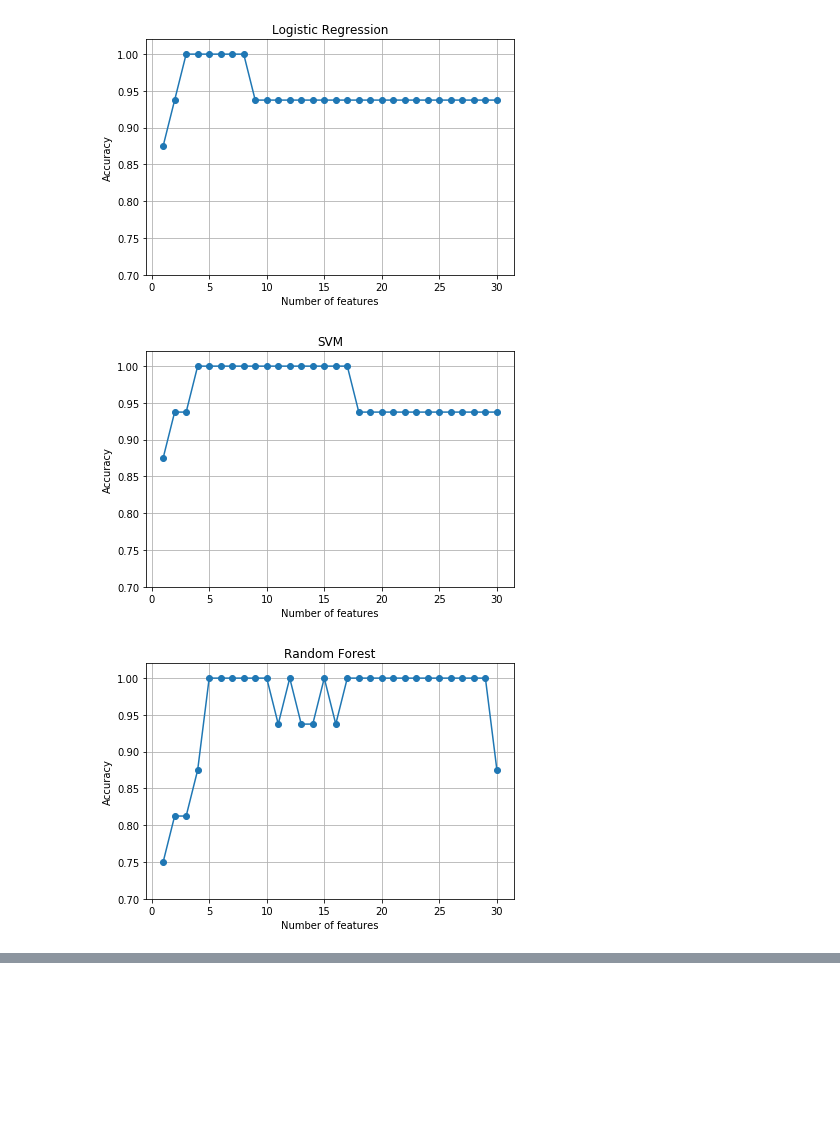
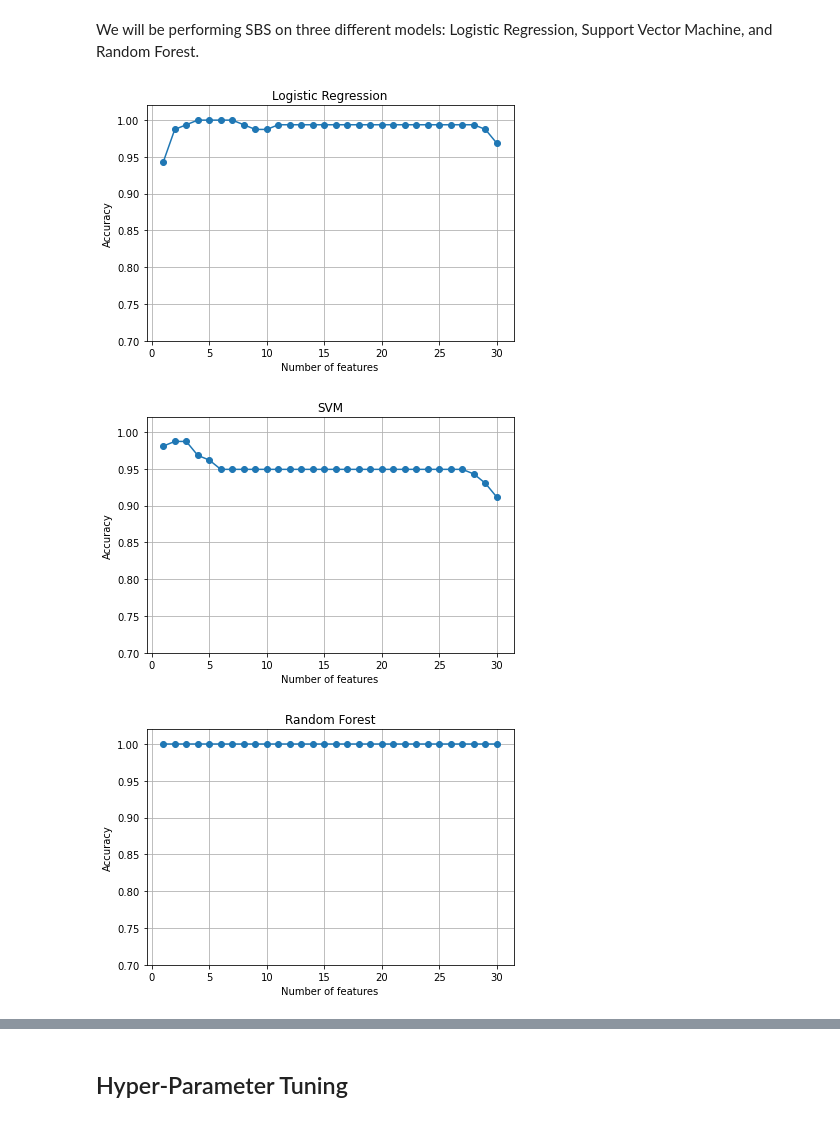
Before and after one commit to Jhavaa/Final_Project_ML, a Jupyter notebook: FinalProject.ipynb, the cells around one changed output, grey strips where cells are left out. Cells and saved outputs as stored; diff of their text form; code cells hidden in the pictures; blank space fills up the shorter version.

```diff
--- a/FinalProject.ipynb
+++ b/FinalProject.ipynb
@@ -0,0 +6,4 @@
+# %%
+import pandas as pd
+
+df_credit = pd.read_csv("../data/creditcard.csv")
@@ -0,0 +226,6 @@
+# %%
+from sklearn.model_selection import train_test_split
+
+X, y = df_credit_new.iloc[:, :-1].values, df_credit_new.iloc[:, -1].values
+
+X_train, X_test, y_train, y_test = train_test_split(X, y, train_size = 0.8, test_size = 0.2, random_state = 1, stratify = y)
@@ -323,19 +292,19 @@ Before StandardScaler fitting and transformation:
+# %% [markdown]
+We will be performing SBS on three different models: Logistic Regression, Support Vector Machine, and Random Forest.
 # %%
 from sklearn.linear_model import LogisticRegression
 from sklearn.svm import SVC
 from sklearn.ensemble import RandomForestClassifier
-import numpy as np
-
 
 ## Declare the learning algorithms that will be used
-lreg = LogisticRegression(solver="lbfgs",max_iter=10000)
-svm = SVC(gamma="auto")
+lreg = LogisticRegression(max_iter=10000)
+svm = SVC()
 rf = RandomForestClassifier()
 
 ### selecting features
 ## Logistic Regression
 sbs = SBS(lreg, k_features=1)
-sbs.fit(small_X_train_scaled_std, small_y_train_scaled)
+sbs.fit(X_train, y_train)
 
 # plot
 k_feat = [len(k) for k in sbs.subsets_]
@@ -351,71 +320,36 @@ plt.show()
 
 ## SVM
 sbs = SBS(svm, k_features=1)
-sbs.fit(small_X_train_scaled_std, small_y_train_scaled)
+sbs.fit(X_train, y_train)
 
 # plot
 k_feat = [len(k) for k in sbs.subsets_]
 
 plt.plot(k_feat, sbs.scores_, marker='o')
 plt.ylim([0.7, 1.02])
 plt.ylabel('Accuracy')
 plt.xlabel('Number of features')
 plt.grid()
 plt.tight_layout()
 plt.title("SVM")
 plt.show()
 
 ## Random Forest
 sbs = SBS(rf, k_features=1)
-sbs.fit(small_X_train_scaled_std, small_y_train_scaled)
+sbs.fit(X_train, y_train)
 
 # plot
 k_feat = [len(k) for k in sbs.subsets_]
 
 plt.plot(k_feat, sbs.scores_, marker='o')
 plt.ylim([0.7, 1.02])
 plt.ylabel('Accuracy')
 plt.xlabel('Number of features')
 plt.grid()
 plt.tight_layout()
 plt.title("Random Forest")
 plt.show()
-
-
-
-# print(small_y)
-# print(small_X)
-
-
-
-#Æ
-feat_labels = df_credit.columns[1:]
-forest = RandomForestClassifier(n_estimators=10000,
-                                random_state=0,
-                                n_jobs=-1)
-
-forest.fit(small_X_train_scaled_std, small_y_train_scaled)
-importances = forest.feature_importances_
-
-indices = np.argsort(importances)[::-1]
-
-for f in range(small_X_train_scaled_std.shape[1]):
-    print("%2d) %-*s %f" % (f + 1, 30,
-                            feat_labels[indices[f]],
-                            importances[indices[f]]))
-
-plt.title('Feature Importances')
-plt.bar(range(small_X_train_scaled_std.shape[1]),
-        importances[indices],
-        color='lightblue',
-        align='center')
-
-plt.xticks(range(small_X_train_scaled_std.shape[1]),
-           feat_labels[indices], rotation=90)
-plt.xlim([-1, small_X_train_scaled_std.shape[1]])
-plt.tight_layout()
-plt.show()
 # %% [output]
-[figure, old version]
+[figure, new version]
-[figure, old version]
+[figure, new version]
-[figure, old version]
+[figure, new version]
@@ -440,3 +356,5 @@ plt.show()
+# %% [markdown]
+## Hyper-Parameter Tuning
 # %%
 from sklearn.pipeline import make_pipeline
 from sklearn.model_selection import GridSearchCV
```
Also changed, not shown: parts of 31 cells of this notebook.
